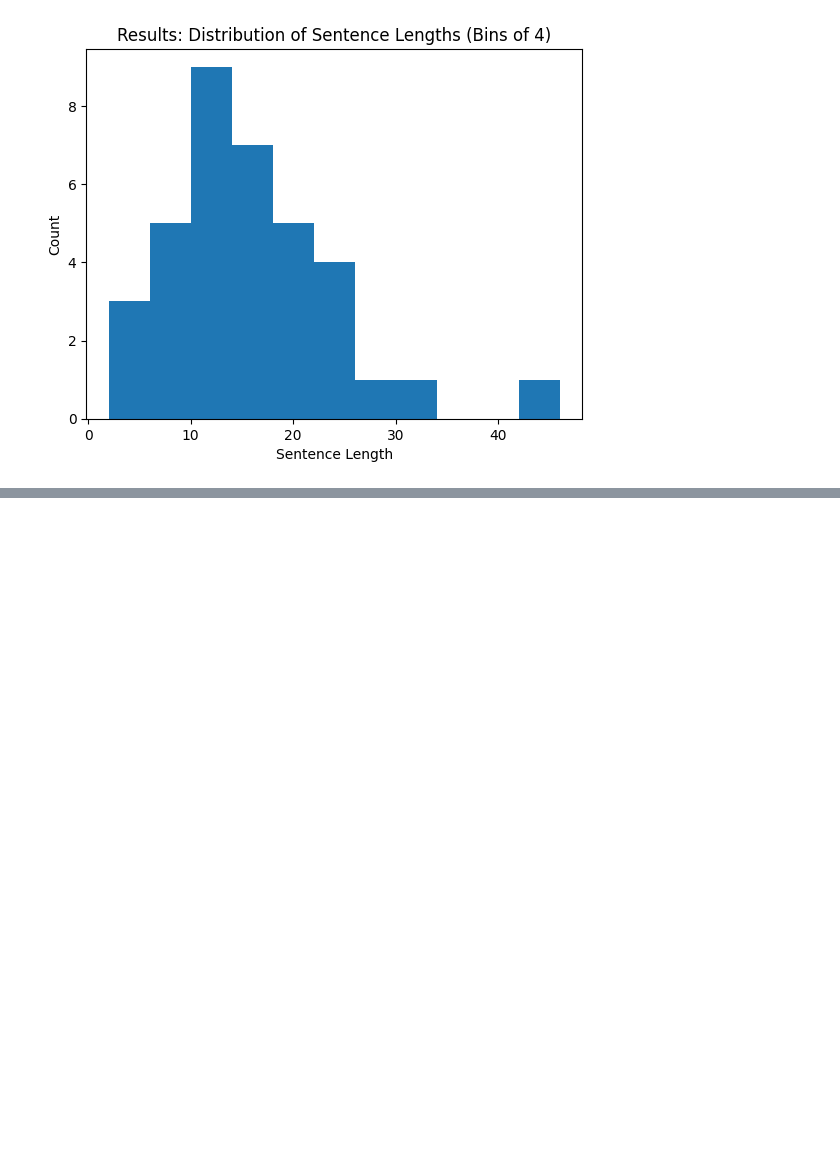
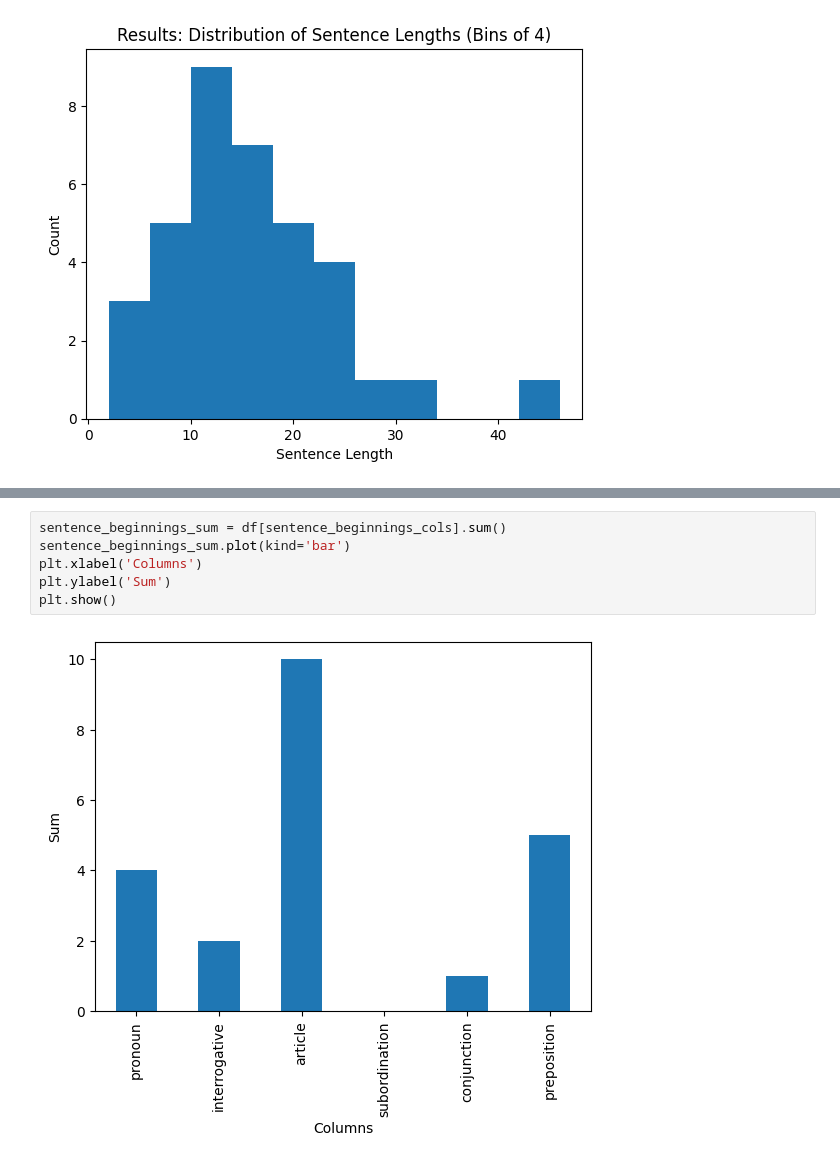
Before and after one commit to dylancluyse/bachelorproef-nlp-tekstvereenvoudiging, a Jupyter notebook: scripts/experimenten/1_text_analysis.ipynb, the cells around one changed output, grey strips where cells are left out. Cells and saved outputs as stored; diff of their text form; blank space fills up the shorter version.

```diff
--- a/scripts/experimenten/1_text_analysis.ipynb
+++ b/scripts/experimenten/1_text_analysis.ipynb
@@ -134,0 +132,8 @@ plt.show()
+# %%
+sentence_beginnings_sum = df[sentence_beginnings_cols].sum()
+sentence_beginnings_sum.plot(kind='bar')
+plt.xlabel('Columns')
+plt.ylabel('Sum')
+plt.show()
+# %% [output]
+[figure, added]
```
Also changed, not shown: parts of 20 cells of this notebook, 13 other files.
